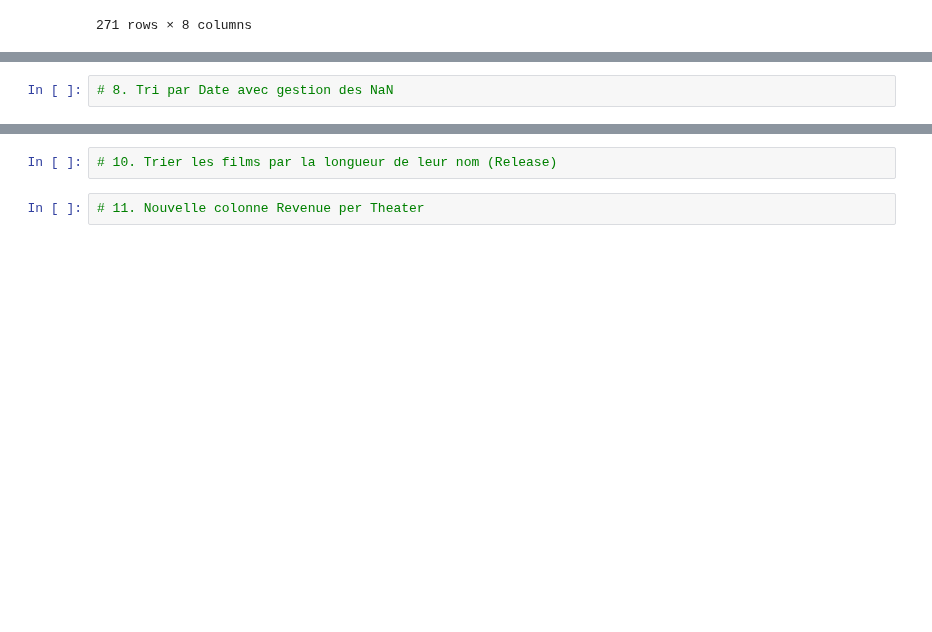
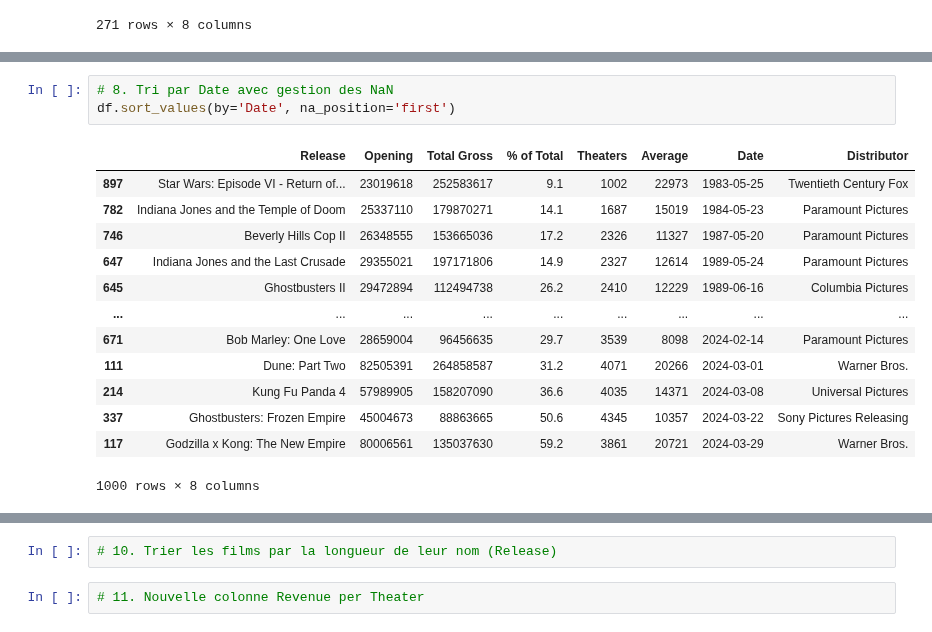
Before and after one commit to nevillemakoyi/Pandas_basic, a Jupyter notebook: notebooks/4 - data modeling avec Pandas - Exercice - élève.ipynb, the cells around one changed output, grey strips where cells are left out. Drawn from its saved outputs; the diff is of its cells as text; blank space fills up the shorter version.

```diff
--- a/notebooks/4 - data modeling avec Pandas - Exercice - élève.ipynb
+++ b/notebooks/4 - data modeling avec Pandas - Exercice - élève.ipynb
@@ -143,4 +158,19 @@ df_6.sort_values(by='Date')
 # %%
 # 8. Tri par Date avec gestion des NaN
+df.sort_values(by='Date', na_position='first')
+# %% [output]
+|  | Release | Opening | Total Gross | % of Total | Theaters | Average | Date | Distributor |
+| 897 | Star Wars: Episode VI - Return of... | 23019618 | 252583617 | 9.1 | 1002 | 22973 | 1983-05-25 | Twentieth Century Fox |
+| 782 | Indiana Jones and the Temple of Doom | 25337110 | 179870271 | 14.1 | 1687 | 15019 | 1984-05-23 | Paramount Pictures |
+| 746 | Beverly Hills Cop II | 26348555 | 153665036 | 17.2 | 2326 | 11327 | 1987-05-20 | Paramount Pictures |
+| 647 | Indiana Jones and the Last Crusade | 29355021 | 197171806 | 14.9 | 2327 | 12614 | 1989-05-24 | Paramount Pictures |
+| 645 | Ghostbusters II | 29472894 | 112494738 | 26.2 | 2410 | 12229 | 1989-06-16 | Columbia Pictures |
+| ... | ... | ... | ... | ... | ... | ... | ... | ... |
+| 671 | Bob Marley: One Love | 28659004 | 96456635 | 29.7 | 3539 | 8098 | 2024-02-14 | Paramount Pictures |
+| 111 | Dune: Part Two | 82505391 | 264858587 | 31.2 | 4071 | 20266 | 2024-03-01 | Warner Bros. |
+| 214 | Kung Fu Panda 4 | 57989905 | 158207090 | 36.6 | 4035 | 14371 | 2024-03-08 | Universal Pictures |
+| 337 | Ghostbusters: Frozen Empire | 45004673 | 88863665 | 50.6 | 4345 | 10357 | 2024-03-22 | Sony Pictures Releasing |
+| 117 | Godzilla x Kong: The New Empire | 80006561 | 135037630 | 59.2 | 3861 | 20721 | 2024-03-29 | Warner Bros. |
+1000 rows × 8 columns
 # %%
 # 9. Tri multicritères par Distributor et Opening
```
Also changed, not shown: parts of 2 cells of this notebook.
